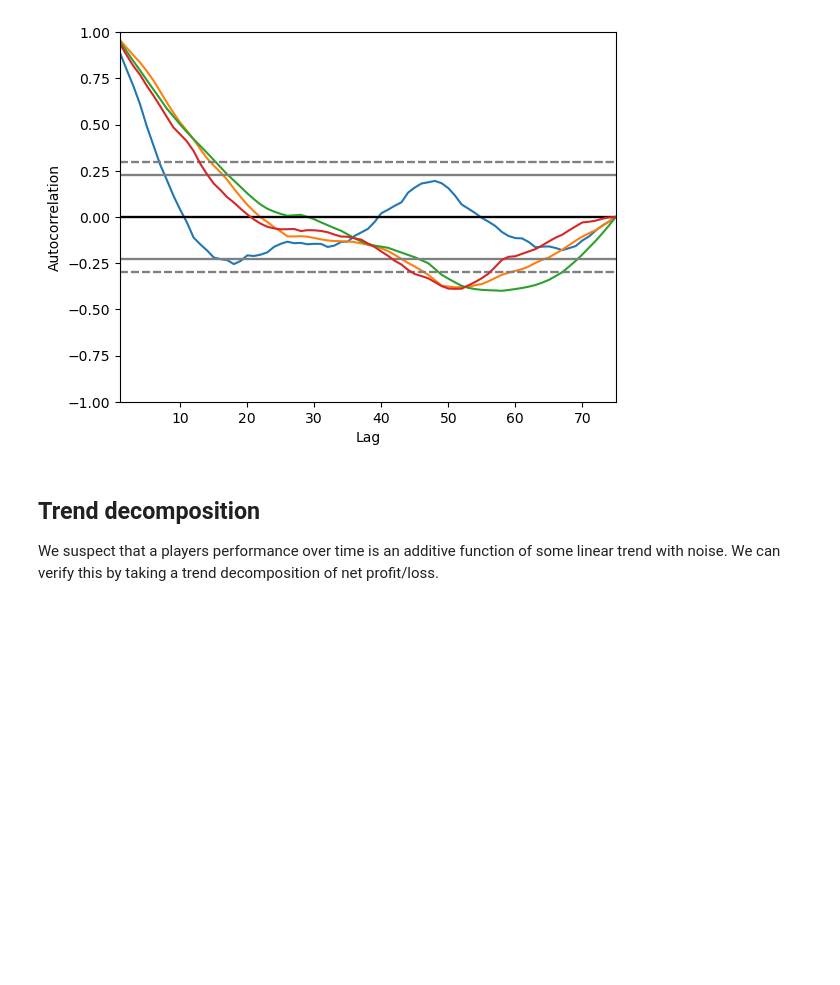
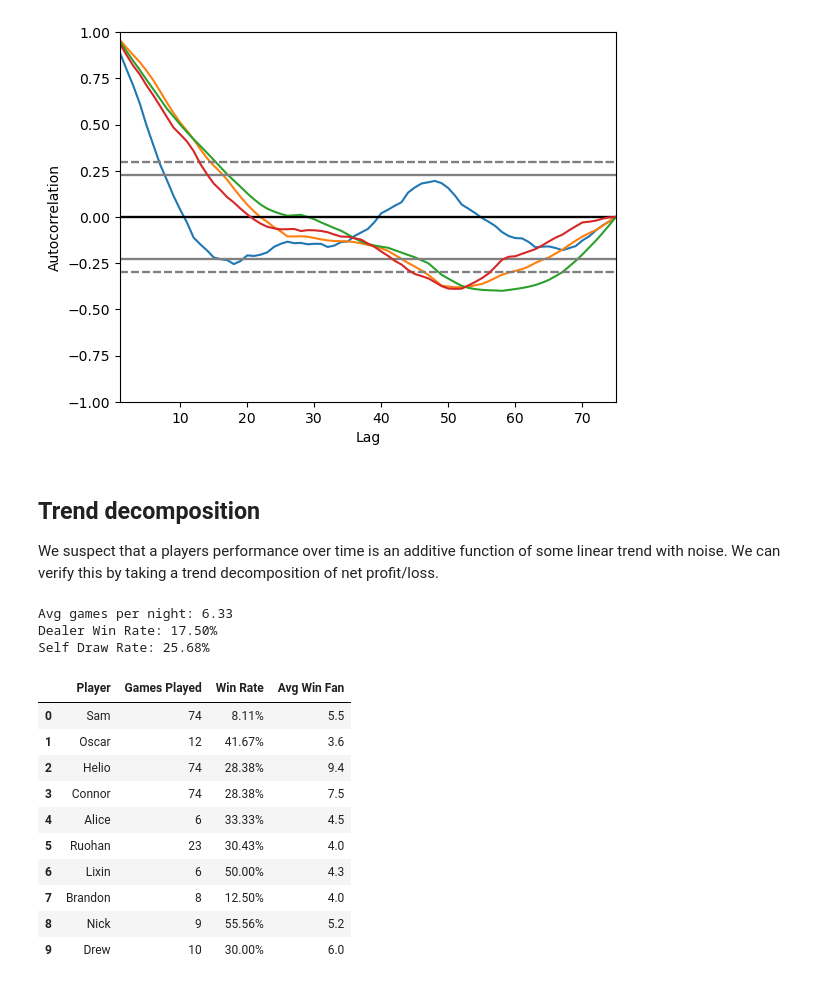
Before and after one commit to Conair94/Lifetime-Mahjong-Performance, a Jupyter notebook: Season 2 Data/Processing.ipynb, the cells around one changed output. Cells and saved outputs as stored; diff of their text form; code cells hidden in the pictures; blank space fills up the shorter version.

Commit message:
more data

```diff
--- a/Season 2 Data/Processing.ipynb
+++ b/Season 2 Data/Processing.ipynb
@@ -99,5 +99,67 @@ pd.plotting.autocorrelation_plot(df['guest'])
 # %% [markdown]
 ## Trend decomposition
 We suspect that a players performance over time is an additive function of some linear trend with noise. We can verify this by taking a trend decomposition of net profit/loss.
+# %%
+# Calculate Interesting Stats
+
+# 1. Average games per night
+games_per_night = df_data.groupby('date')['game_num'].max().mean()
+print(f"Avg games per night: {games_per_night:.2f}")
+
+# 2. Dealer Win Rate
+dealer_wins = df_data['dealer_win'].dropna()
+if dealer_wins.empty:
+    dealer_win_rate = 0
+else:
+    dealer_win_rate = dealer_wins.mean()
+print(f"Dealer Win Rate: {dealer_win_rate:.2%}")
+
+# 3. Self Draw Rate
+from_wall_counts = df_data['from_wall'].dropna()
+if not from_wall_counts.empty:
+    self_draw_rate = from_wall_counts.mean()
+else:
+    self_draw_rate = 0
+print(f"Self Draw Rate: {self_draw_rate:.2%}")
+
+# 4. Player Stats (Win Rate, Avg Fan)
+player_stats = []
+all_players_list = ['sam','oscar','helio','connor','alice','ruohan','lixin','brandon','nick','drew']
+
+for p in all_players_list:
+    p_data = df_data[p].dropna()
+    games_played = len(p_data)
+    if games_played > 0:
+        wins = (p_data > 0).sum()
+        win_rate = wins / games_played
+
+        # Avg Fan when winning
+        win_indices = p_data[p_data > 0].index
+        avg_win_fan = df_data.loc[win_indices, 'fan'].mean()
+
+        player_stats.append({
+            'Player': p.capitalize(),
+            'Games Played': games_played,
+            'Win Rate': f"{win_rate:.2%}",
+            'Avg Win Fan': f"{avg_win_fan:.1f}" if not pd.isna(avg_win_fan) else "0.0"
+        })
+
+stats_df = pd.DataFrame(player_stats)
+display(stats_df)
+# %% [output]
+Avg games per night: 6.33
+Dealer Win Rate: 17.50%
+Self Draw Rate: 25.68%
+|  | Player | Games Played | Win Rate | Avg Win Fan |
+| 0 | Sam | 74 | 8.11% | 5.5 |
+| 1 | Oscar | 12 | 41.67% | 3.6 |
+| 2 | Helio | 74 | 28.38% | 9.4 |
+| 3 | Connor | 74 | 28.38% | 7.5 |
+| 4 | Alice | 6 | 33.33% | 4.5 |
+| 5 | Ruohan | 23 | 30.43% | 4.0 |
+| 6 | Lixin | 6 | 50.00% | 4.3 |
+| 7 | Brandon | 8 | 12.50% | 4.0 |
+| 8 | Nick | 9 | 55.56% | 5.2 |
+| 9 | Drew | 10 | 30.00% | 6.0 |
 # %%
 #Convert to Readme
```
Also changed, not shown: 1 other file.
